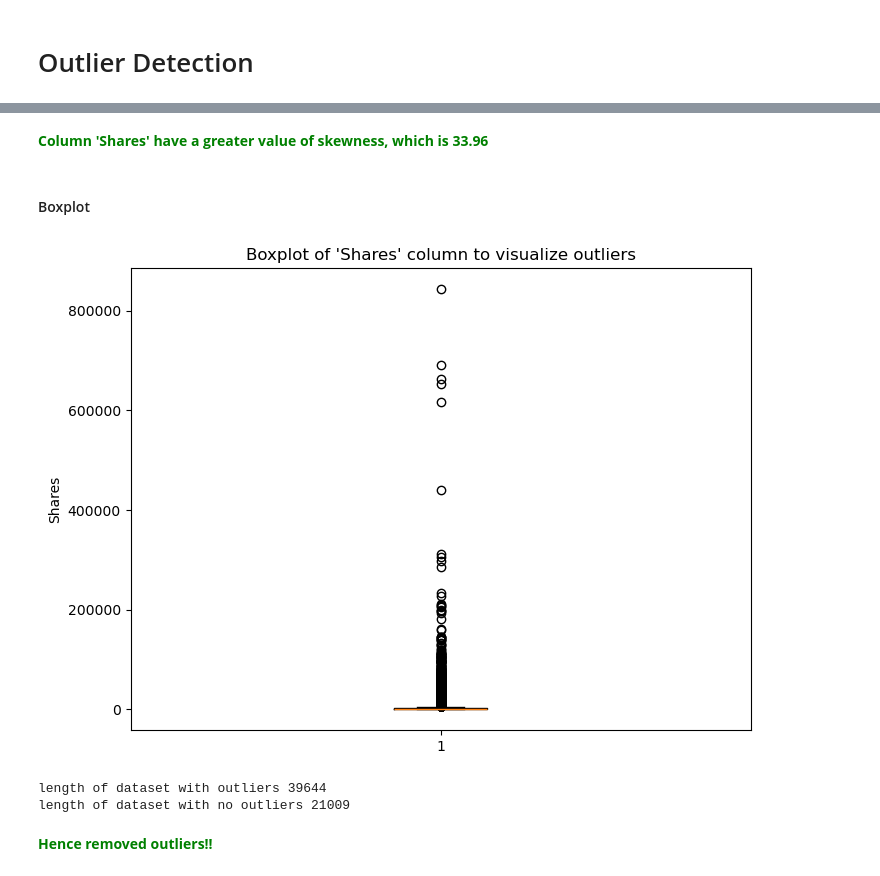
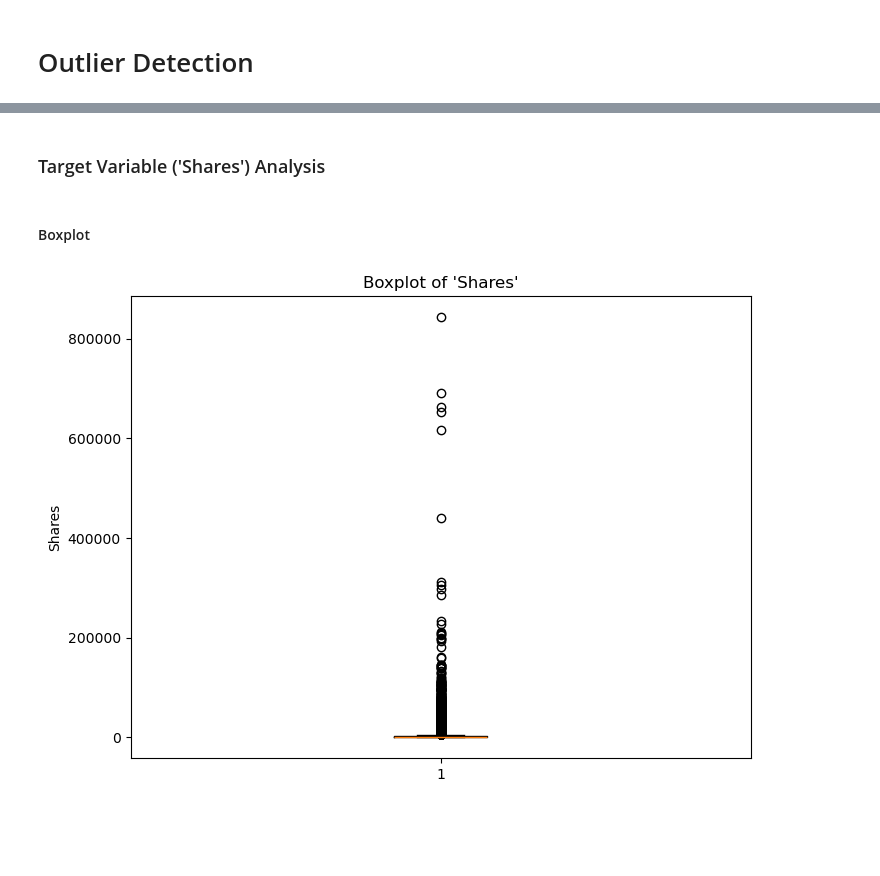
Before and after one commit to JONCYMARIAMJOHN/Online_news_popularity_prediction, a Jupyter notebook: Online_news_popularity.ipynb, the cells around one changed output, grey strips where cells are left out. Drawn from its saved outputs; the diff is of its cells as text; code cells hidden in the pictures; blank space fills up the shorter version.

Commit message:
Transformed skewed data and checked outliers

```diff
--- a/Online_news_popularity.ipynb
+++ b/Online_news_popularity.ipynb
@@ -268,28 +245,12 @@ url_encoded : 0.0
-# %% [markdown]
-<font color="green">**Column 'Shares' have a greater value of skewness, which is 33.96**</font>
+# %% [markdown]
+### Target Variable ('Shares') Analysis
 # %% [markdown]
 #### Boxplot
 # %%
 plt.figure(figsize=(8,6))
 plt.boxplot(df['Shares'])
-plt.title("Boxplot of 'Shares' column to visualize outliers")
+plt.title("Boxplot of 'Shares'")
 plt.ylabel("Shares")
 plt.show()
 # %% [output]
-[figure, old version]
+[figure, new version]
-# %%
-# Calculate the Z-scores for each numerical column
-z_scores = np.abs(df.apply(zscore))
-
-# Define the threshold for outliers
-threshold = 3
-
-# Filter out rows where any column has a Z-score above the threshold
-df_no_outliers = df[(z_scores < threshold).all(axis=1)]
-print("length of dataset with outliers",len(df))
-print("length of dataset with no outliers",len(df_no_outliers))
-# %% [output]
-length of dataset with outliers 39644
-length of dataset with no outliers 21009
-# %% [markdown]
-<font color="green">**Hence removed outliers!!**</font>
```
Also changed, not shown: parts of 32 cells of this notebook.
